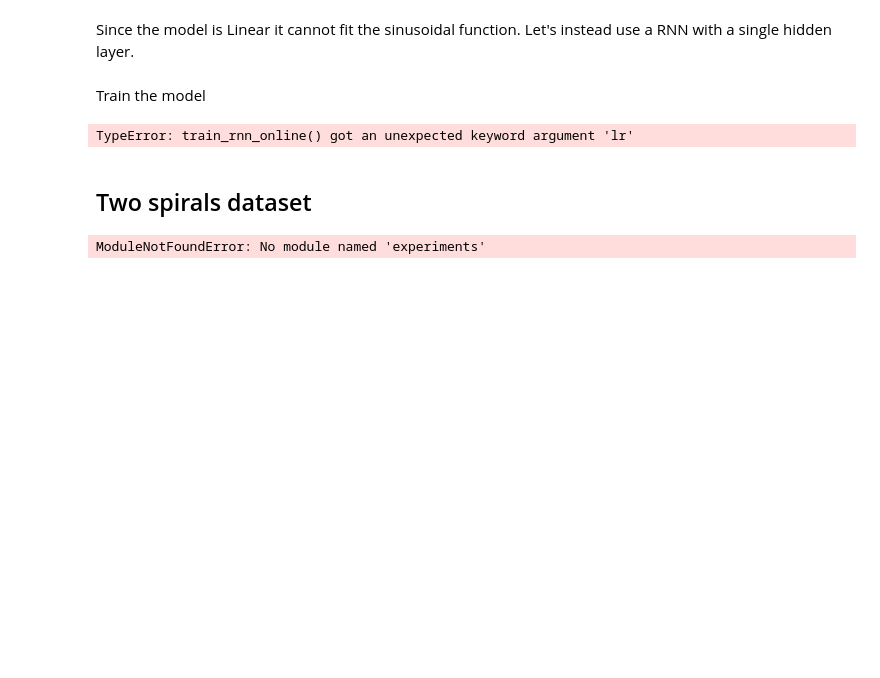
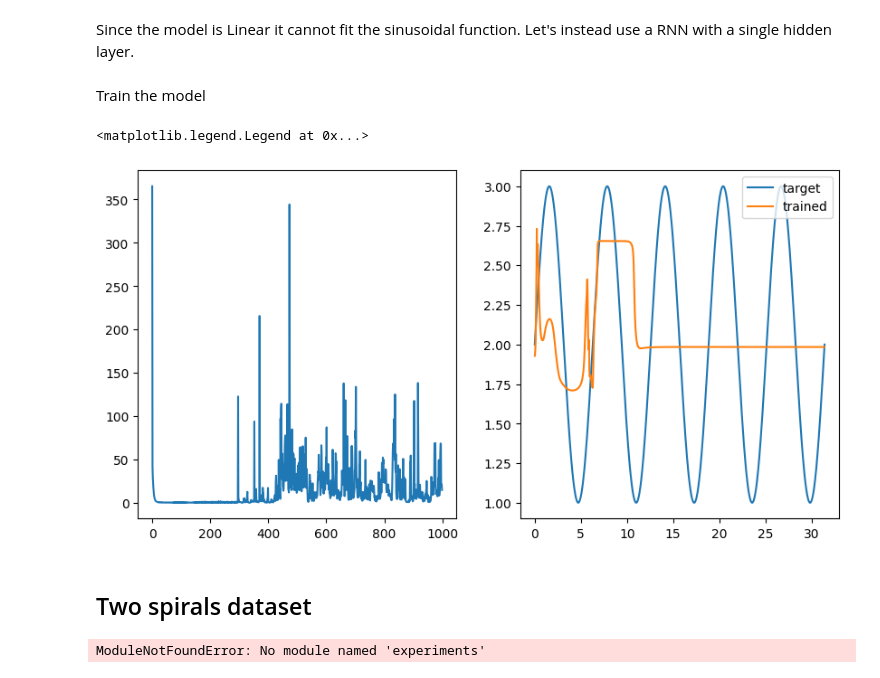
Before and after one commit to FranzKnut/jax_rtrl, a Jupyter notebook: usage.ipynb, the cells around one changed output. Cells and saved outputs as stored; diff of their text form; code cells hidden in the pictures; blank space fills up the shorter version.

```diff
--- a/usage.ipynb
+++ b/usage.ipynb
@@ -109,21 +114,14 @@ Since the model is Linear it cannot fit the sinusoidal function. Let's instead u
 # %%
 from flax import linen as nn
 from models import OnlineCTRNNCell
-from models.neural_networks import RNNEnsemble
 from supervised.training_utils import train_rnn_online
 from supervised.training_utils import predict
-
-# from equinox.nn import MLP
-
-# model = MLP(x.shape[-1], y.shape[-1],
-#             width_size=100, depth=2,
-#             key=key_model)
 
 class Model(nn.Module):
 
     @nn.nowrap
     def make_rnn(self):
-        return OnlineCTRNNCell(16, name="rnn")
+        return OnlineCTRNNCell(64, name="rnn")
 
     @nn.nowrap
     def __getattr__(self, name):
@@ -153,23 +151,24 @@ def loss_fn(_params, __x, __y, carry):
 Train the model
 # %%
 key, key_train = jrand.split(key_data)
-params, losses = train_rnn_online(loss_fn, params, (x, y), key_train, state, num_steps=1e4, param_post_update_fn=model.clip_tau)
+params, losses = train_rnn_online(loss_fn, params, (x, y), key_train, state, num_steps=1e3, param_post_update_fn=model.clip_tau)
 
 
 plt.figure(figsize=(10, 5))
 
 # Plot the training loss
 plt.subplot(1, 2, 1)
 plt.plot(losses)
 
 # Plot the trained model output
 plt.subplot(1, 2, 2)
 y_hat = predict(model, params, x)
 plt.plot(x, y, label='target')
 plt.plot(x, y_hat, label='trained')
 plt.legend()
 # %% [output]
-TypeError: train_rnn_online() got an unexpected keyword argument 'lr'
+<matplotlib.legend.Legend at 0x...>
+[figure, added]
 # %% [markdown]
 ## Two spirals dataset
 # %%
```
Also changed, not shown: parts of 3 cells of this notebook, 2 other files.
